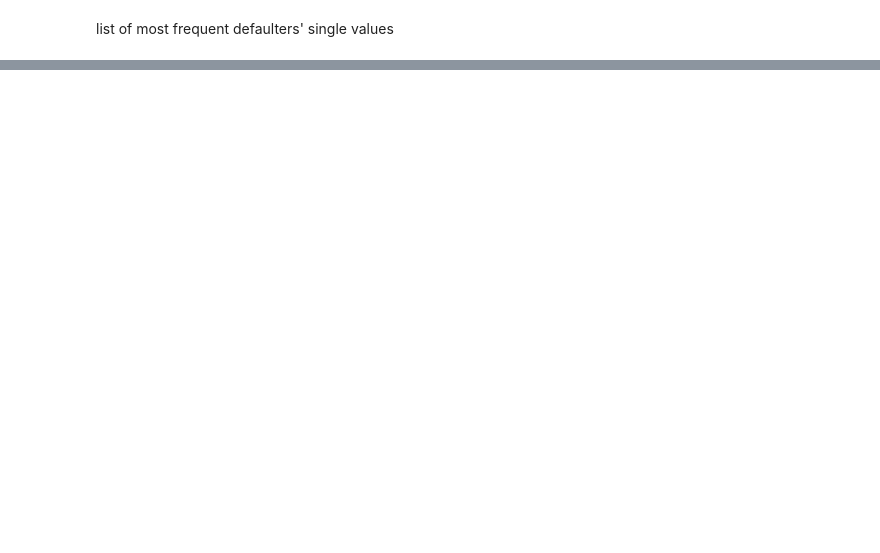
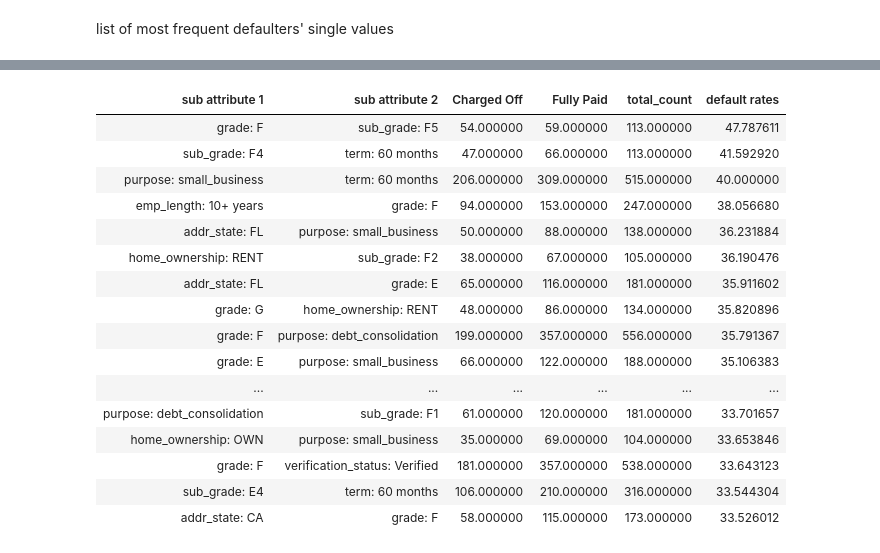
Before and after one commit to 18089/EDA-Case-Study, a Jupyter notebook: EDA.ipynb, the cells around one changed output, grey strips where cells are left out. Saved outputs shown, nothing was run; the diff lists cells and outputs as text; code cells hidden in the pictures; blank space fills up the shorter version.

Commit message:
update: bivariate analysis and some minors univariate

```diff
--- a/EDA.ipynb
+++ b/EDA.ipynb
@@ -419,0 +210,4 @@ plt.show()
+# %%
+# create a dataset contains all unique combinations between sub attributes
+cat_comb = self_comb(cat_cols, cat_cols)
+display(cat_comb)
@@ -419,0 +232,58 @@ plt.show()
+# %%
+# define pivot table initialization function
+def create_pivot_bivar(index1, index2, scale):
+    pivottable_ = pd.pivot_table(df, columns=['loan_status'], index=[index1, index2], values=['all_count'], aggfunc='sum')
+    pivottable_ = pivottable_.droplevel(0, axis=1)
+    pivottable_['total_count'] = pivottable_['Charged Off'] + pivottable_['Fully Paid']
+    pivottable_['default rates'] = pivottable_['Charged Off']/pivottable_['total_count']*100
+    pivottable_.reset_index(inplace=True)
+    pivottable_ = pivottable_.rename_axis(None, axis=1)
+    pivottable_.fillna(0, inplace=True)
+    pivottable_.drop(index=pivottable_[pivottable_['total_count']<scale].index, inplace=True)
+
+    pivottable_.insert(loc=0, column='attribute 1', value=index1)
+    pivottable_.insert(loc=1, column='attribute 2', value=index2)
+
+    pivottable_[index1] = index1 + ': ' + pivottable_[index1]
+    pivottable_[index2] = index2 + ': ' + pivottable_[index2]
+
+    # pivottable_.rename(columns={index1:'sub attribute 1', index2:'sub attribute 2'}, inplace=True)
+    return pivottable_
+# %%
+# define function
+def defaulters_pivot_bivar (list_pairs, scale):
+
+# initialize variables
+    new_df = pd.DataFrame()
+
+    # anlysis
+    for index, row in list_pairs.iterrows():
+        pivottable_ = create_pivot_bivar(row[0], row[1], scale)
+        pivottable_.rename(columns={row[0]:'sub attribute 1', row[1]:'sub attribute 2'}, inplace=True)
+        new_df = pd.concat([new_df, pivottable_], axis=0)
+    new_df.sort_values(by='default rates', ascending=False, inplace=True)
+    new_df.reset_index(inplace=True)
+    new_df.drop(columns='index', inplace=True)
+
+    return new_df
+# %%
+# display top attribute pairs with highest percentage of defaulters
+display(defaulters_pivot_bivar(cat_comb, 100).iloc[:,2:].head(20).style.hide())
+# %% [output]
+| sub attribute 1 | sub attribute 2 | Charged Off | Fully Paid | total_count | default rates |
+| grade: F | sub_grade: F5 | 54.000000 | 59.000000 | 113.000000 | 47.787611 |
+| sub_grade: F4 | term: 60 months | 47.000000 | 66.000000 | 113.000000 | 41.592920 |
+| purpose: small_business | term: 60 months | 206.000000 | 309.000000 | 515.000000 | 40.000000 |
+| emp_length: 10+ years | grade: F | 94.000000 | 153.000000 | 247.000000 | 38.056680 |
+| addr_state: FL | purpose: small_business | 50.000000 | 88.000000 | 138.000000 | 36.231884 |
+| home_ownership: RENT | sub_grade: F2 | 38.000000 | 67.000000 | 105.000000 | 36.190476 |
+| addr_state: FL | grade: E | 65.000000 | 116.000000 | 181.000000 | 35.911602 |
+| grade: G | home_ownership: RENT | 48.000000 | 86.000000 | 134.000000 | 35.820896 |
+| grade: F | purpose: debt_consolidation | 199.000000 | 357.000000 | 556.000000 | 35.791367 |
+| grade: E | purpose: small_business | 66.000000 | 122.000000 | 188.000000 | 35.106383 |
+| ... | ... | ... | ... | ... | ... |
+| purpose: debt_consolidation | sub_grade: F1 | 61.000000 | 120.000000 | 181.000000 | 33.701657 |
+| home_ownership: OWN | purpose: small_business | 35.000000 | 69.000000 | 104.000000 | 33.653846 |
+| grade: F | verification_status: Verified | 181.000000 | 357.000000 | 538.000000 | 33.643123 |
+| sub_grade: E4 | term: 60 months | 106.000000 | 210.000000 | 316.000000 | 33.544304 |
+| addr_state: CA | grade: F | 58.000000 | 115.000000 | 173.000000 | 33.526012 |
```
Also changed, not shown: parts of 21 cells of this notebook.
